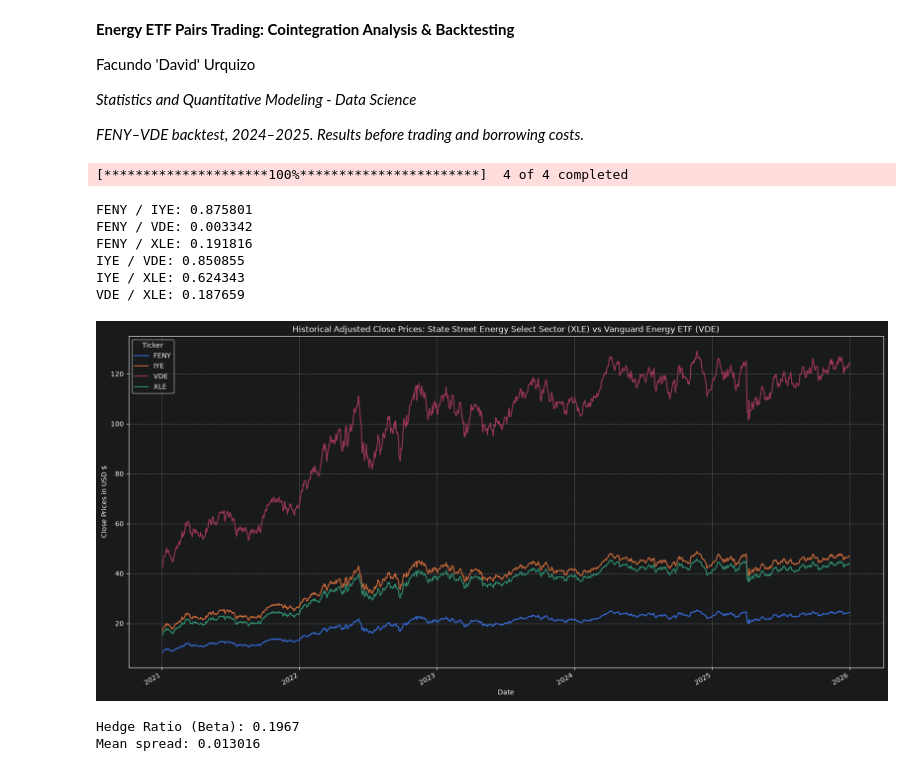
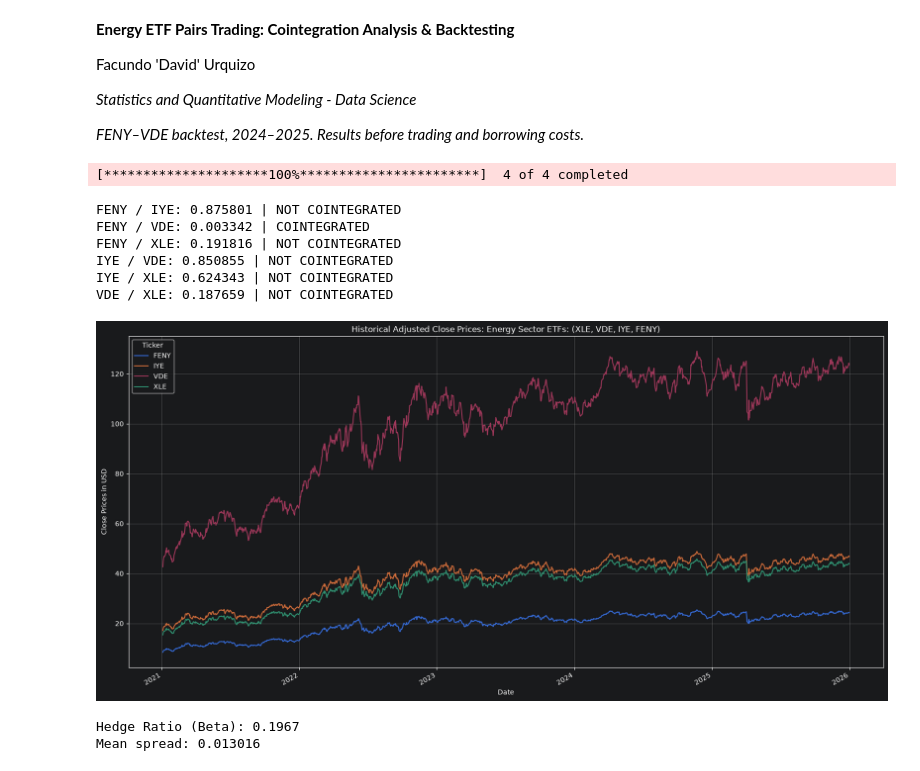
Before and after one commit to DavidFinTech/Statistical_Arbitrage_Pairs_Trading_Engine, a Jupyter notebook: Statistical Arbitrage & Pairs Trading Engine.ipynb, the cells around one changed output. Cells and saved outputs as stored; diff of their text form; code cells hidden in the pictures.

```diff
--- a/Statistical Arbitrage & Pairs Trading Engine.ipynb
+++ b/Statistical Arbitrage & Pairs Trading Engine.ipynb
@@ -23,49 +23,47 @@ start_date = datetime.datetime(2021, 1, 1)
 end_date = datetime.datetime(2026, 1, 1)
 
 #Retrieve adjusted prices of the selected assets from Yahoo Finance
 data = yf.download(assets, start_date, end_date, auto_adjust=True)
 
 #Select the 'Close' column from prices and remove rows with missing values
 close_data = data['Close'].copy()
 close_data.dropna(inplace=True)
 
 #Use prices from 2024 backwards to calculate p.value and cointegration
 training_data = close_data.loc[close_data.index <"2024-01-01"].copy()
 
-#Apply a for loop and combinations to test each pair's training period p-value:
-##Combinations method: Group all unique pairs (length 2) from training_data.columns
+#Apply a for loop with combinations to test each pair's training period p-value:
 pairs = combinations(training_data.columns,2)
-##For loop to select the positions, assign the prices and calculate cointegration based on p.value
+
+#'For' loop to select the positions, assign the prices and calculate cointegration based on p.value, adjust the 5% significance level for six tests
+threshold = 0.05 / 6
 for pair in pairs:
     first_asset = pair[0]
     second_asset = pair[1]
     #Extract the price column from the selected ETF:
     first_prices = training_data[first_asset]
     second_prices = training_data[second_asset]
     #Get p value of every combination of pairs possible
     result = coint(first_prices, second_prices, return_results=False)
     p_value = result[1]
-    print(f"{first_asset} / {second_asset}: p value: {p_value:.6f}")
+    if p_value < threshold: print(f"{first_asset} / {second_asset}: {p_value:.6f} | COINTEGRATED")
+    else: print(f"{first_asset} / {second_asset}: {p_value:.6f} | NOT COINTEGRATED")
 
 #Assigned data from 2024 onwards to test the model and evaluate the strategy
 testing_data = close_data.loc[close_data.index >= "2024-01-01"].copy()
 
 #Plot historical price series (line graph)
-close_data.plot(figsize=(20,10),title='Historical Adjusted Close Prices: Energy Sector ETFs: (XLE, VDE, IYE, FENY)')
-plt.grid(True, color='grey', linestyle='--', alpha=0.5)
+close_data.plot(figsize=(20,10),title='Historical Adjusted Close Prices: Energy Sector ETFs: (XLE, VDE, IYE, FENY)', grid=True, ylabel='Close Prices in USD')
 plt.show()
-plt.ylabel('Close Prices in USD $')
-plt.grid(True, color='white', linestyle='--', alpha=0.5)
-plt.show()
 # %% [output]
 [*********************100%***********************]  4 of 4 completed
-FENY / IYE: 0.875801
-FENY / VDE: 0.003342
-FENY / XLE: 0.191816
-IYE / VDE: 0.850855
-IYE / XLE: 0.624343
-VDE / XLE: 0.187659
+FENY / IYE: 0.875801 | NOT COINTEGRATED
+FENY / VDE: 0.003342 | COINTEGRATED
+FENY / XLE: 0.191816 | NOT COINTEGRATED
+IYE / VDE: 0.850855 | NOT COINTEGRATED
+IYE / XLE: 0.624343 | NOT COINTEGRATED
+VDE / XLE: 0.187659 | NOT COINTEGRATED
-[figure, old version]
+[figure, new version]
 # %%
 #Selected the data pair with p value less than 0.05:
 selected_training_pair = training_data[['FENY', 'VDE']].copy()
```
Also changed, not shown: parts of 2 cells of this notebook, 1 other file.
